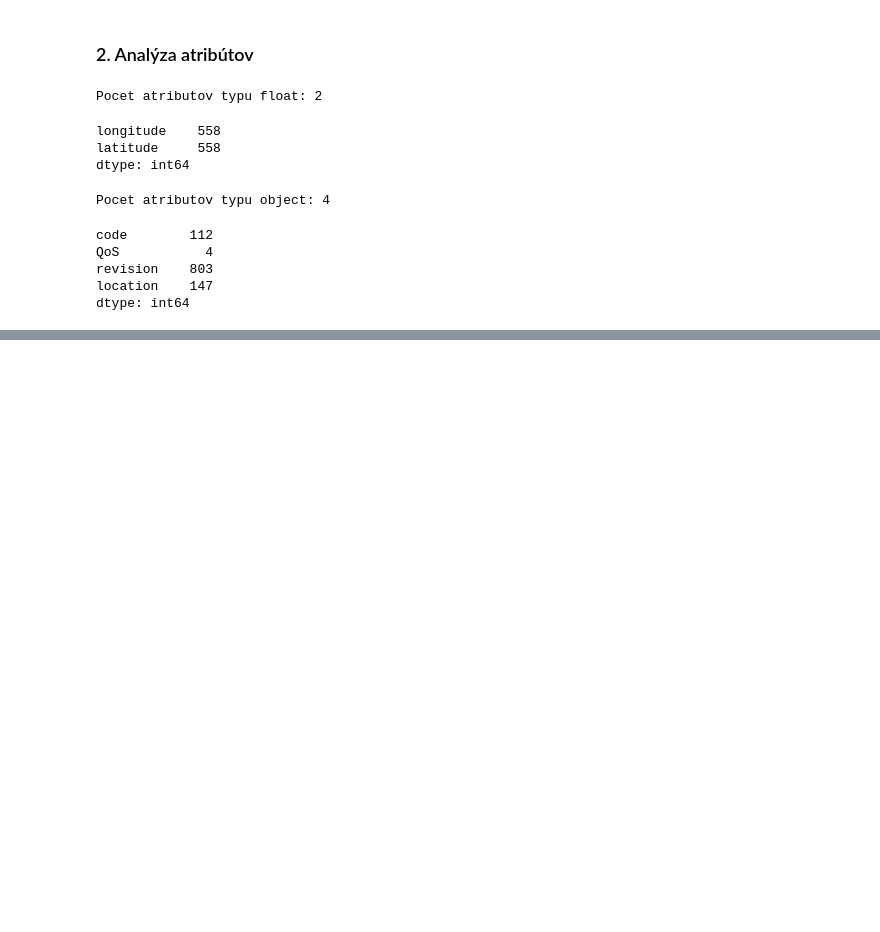
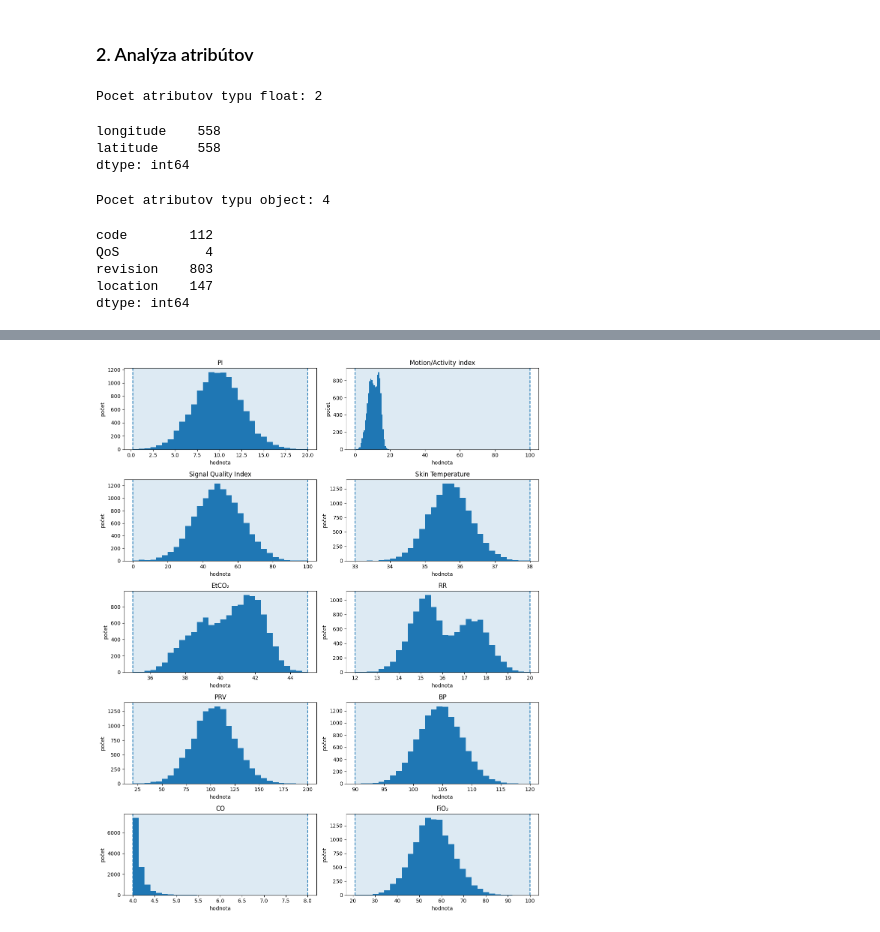
Before and after one commit to johannatilesova/IAU-project, a Jupyter notebook: part1.ipynb, the cells around one changed output, grey strips where cells are left out. Cells and saved outputs as stored; diff of their text form; code cells hidden in the pictures; blank space fills up the shorter version.

```diff
--- a/part1.ipynb
+++ b/part1.ipynb
@@ -428,0 +515,13 @@ Potenciálne problémy:
+# %%
+REF_TOP10 = {
+    "PI": (0.2, 20),                    # Perfusion Index – kľúčový, priamo ovplyvňuje možnosť merania
+    "Motion/Activity index": (0, 100),  # pohyb -> artefakty, častá príčina oximetry=0
+    "Signal Quality Index": (0, 100),   # hodnotí úspešnosť snímania
+    "Skin Temperature": (33, 38),       # nízka teplota -> vazokonstrikcia -> slabý PPG signál
+    "EtCO₂": (35, 45),                  # stabilita dychu, sekundárny indikátor
+    "RR": (12, 20),                     # stabilita ventilácie
+    "PRV": (20, 200),                   # autonómny stav, môže indikovať stres/kolísanie
+    "BP": (90, 120),                    # perfúzia na systémovej úrovni
+    "CO": (4, 8),                       # celkový výdaj krvi
+    "FiO₂": (21, 100),                  # podporný parameter, nie priamy, ale indikuje stav pacienta
+}
@@ -428,0 +561,31 @@ Potenciálne problémy:
+# %%
+def plot_top10_grid(df, ranges):
+    cols = list(ranges.keys())
+    n = len(cols)
+    rows = math.ceil(n/2)  # 2 grafy na riadok
+
+    fig, axes = plt.subplots(rows, 2, figsize=(12, rows*3))
+    axes = axes.flatten()
+
+    for i, col in enumerate(cols):
+        ax = axes[i]
+        lo, hi = ranges[col]
+        s = df[col]
+
+        ax.hist(s, bins=30)
+        ax.axvspan(lo, hi, alpha=0.15)
+        ax.axvline(lo, linestyle="--")
+        ax.axvline(hi, linestyle="--")
+        ax.set_title(col)
+        ax.set_xlabel("hodnota")
+        ax.set_ylabel("počet")
+
+    for j in range(i+1, len(axes)):
+        fig.delaxes(axes[j])
+
+    plt.tight_layout()
+    plt.show()
+# %%
+plot_top10_grid(df_observation, REF_TOP10)
+# %% [output]
+[figure, added]
```
Also changed, not shown: parts of 32 cells of this notebook.
